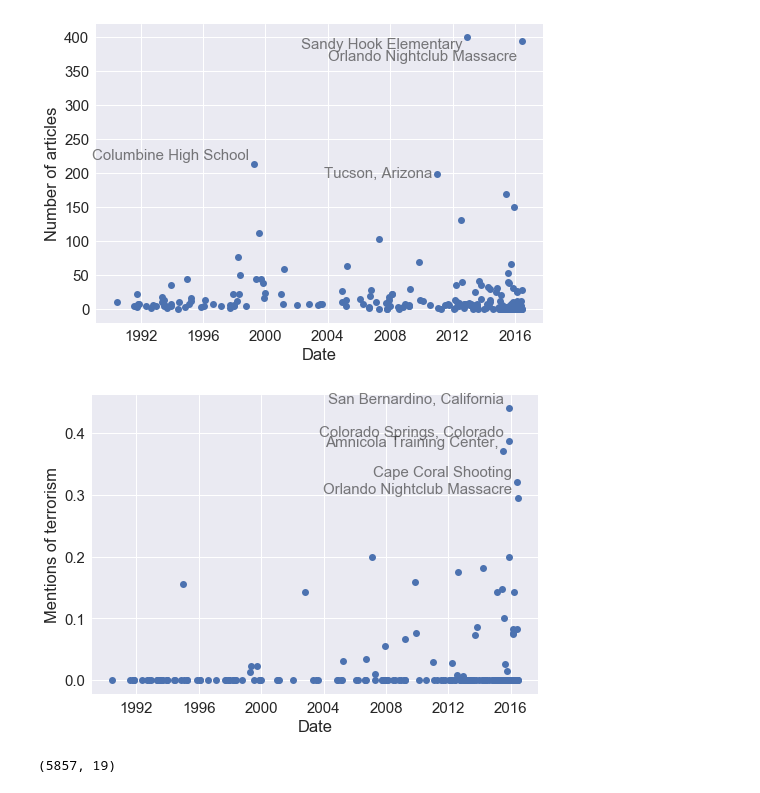
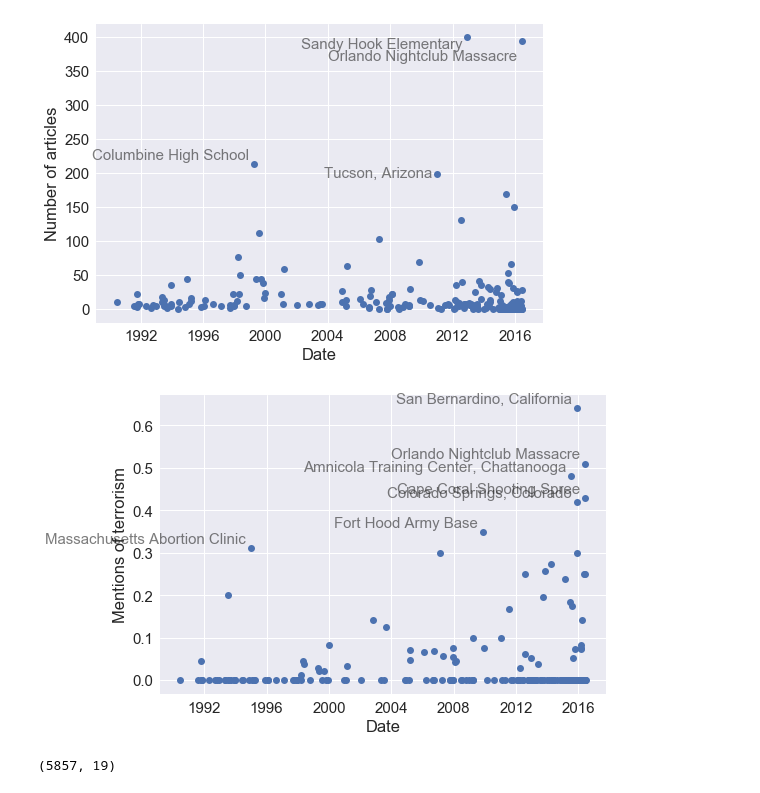
Before and after one commit to dallascard/terrorism, a Jupyter notebook: explore_articles.ipynb, the cells around one changed output. Cells and saved outputs as stored; diff of their text form; code cells hidden in the pictures.

```diff
--- a/explore_articles.ipynb
+++ b/explore_articles.ipynb
@@ -607,33 +607,33 @@ plt.savefig('plots/articles_per_event.pdf')
 # %%
 event_dates = dict()
 df['terrorism_mentions'] = 0
 df['terrorism_prop'] = 0
 terrorism_mentions_per_event = defaultdict(int)
 for i in df_out.index:
     caseid = df_out.loc[i, 'caseid']
     matching = df_out.loc[i, 'matching']
     if matching:
-        if 'terrorism' in df_out.loc[i, 'article'] and 'counterterrorism' not in df_out.loc[i, 'article']:
+        if ('terrorism' in df_out.loc[i, 'article'] or 'terrorist' in df_out.loc[i, 'article']) and 'counterterrorism' not in df_out.loc[i, 'article']:
             df_index = df_out.loc[i, 'df_index']
             df.loc[df_index, 'terrorism_mentions'] += 1
 
 for i in df.index:
     if df.loc[i, 'n_matching'] > 3:
         df.loc[i, 'terrorism_prop'] = df.loc[i, 'terrorism_mentions'] / df.loc[i, 'n_matching']
 
 fig, ax = plt.subplots(1, 1)
 ax.plot_date(df.date, df.terrorism_prop)
-subset = df[df.terrorism_prop > 0.2]
+subset = df[df.terrorism_prop > 0.3]
 count = 0
 for i in subset.index:
     row = subset.loc[i]
-    ax.annotate(' '.join(row.title.split()[:3]), xy=(row.date, row.terrorism_prop), size=15, xytext=(-5, -5-count*8+10), textcoords='offset points', alpha=0.6, horizontalalignment='right')
+    ax.annotate(' '.join(row.title.split()[:4]), xy=(row.date, row.terrorism_prop), size=15, xytext=(-5, -5-count*8+10), textcoords='offset points', alpha=0.6, horizontalalignment='right')
     count += 0
 ax.set_xlabel('Date')
 ax.set_ylabel('Mentions of terrorism');
 #ax.set_title('Number of articles per incident')
 # %% [output]
-[figure, old version]
+[figure, new version]
 # %%
 print(df_out.shape)
 df_out.tail(n=3)
```
Also changed, not shown: 1 other file.
